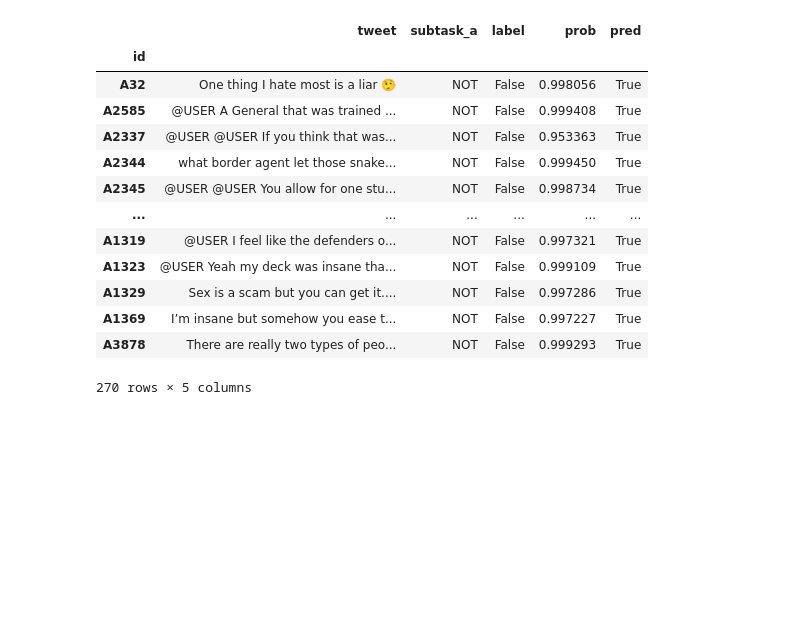
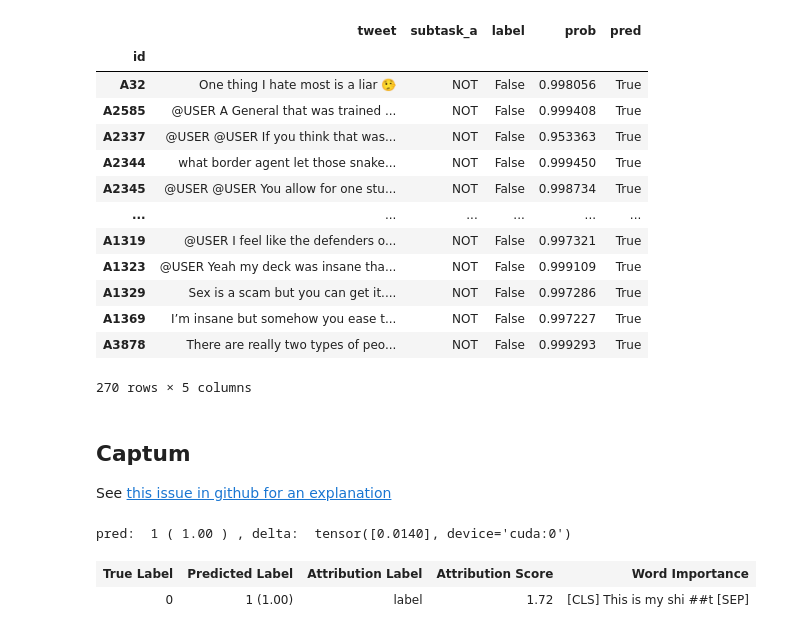
Before and after one commit to finiteautomata/offenseval2020, a Jupyter notebook: notebooks/Error Analysis.ipynb, the cells around one changed output. Saved outputs shown, nothing was run; the diff lists cells and outputs as text; code cells hidden in the pictures; blank space fills up the shorter version.

```diff
--- a/notebooks/Error Analysis.ipynb
+++ b/notebooks/Error Analysis.ipynb
@@ -143,3 +143,11 @@ false_pos
 | A1369 | I’m insane but somehow you ease t... | NOT | False | 0.997227 | True |
 | A3878 | There are really two types of peo... | NOT | False | 0.999293 | True |
 270 rows × 5 columns
+# %% [markdown]
+## Captum
+
+See [this issue in github for an explanation](https://github.com/pytorch/captum/issues/150)
+# %%
+tokenizer_wrapper = TEXT.tokenize.__self__
+
+bert_tokenizer = tokenizer_wrapper.bert_tokenizer
@@ -145,0 +213,51 @@ false_pos
+# %%
+
+# accumalate couple samples in this array for visualization purposes
+vis_data_records_ig = []
+
+def interpret_sentence(model_wrapper, sentence, label=1):
+
+    model_wrapper.eval()
+    model_wrapper.zero_grad()
+
+    input_ids = torch.tensor([bert_tokenizer.encode(sentence, add_special_tokens=True)]).to(device)
+    input_embedding = model_wrapper.model.bert.embeddings(input_ids)
+
+    # predict
+    pred = model_wrapper(input_embedding).item()
+    pred_ind = round(pred)
+
+    # compute attributions and approximation delta using integrated gradients
+    attributions_ig, delta = ig.attribute(input_embedding, n_steps=500, return_convergence_delta=True)
+
+    print('pred: ', pred_ind, '(', '%.2f' % pred, ')', ', delta: ', abs(delta))
+
+    tokens = bert_tokenizer.convert_ids_to_tokens(input_ids[0].cpu().numpy().tolist())
+    import ipdb; ipdb.set_trace()
+    return create_vis_record(attributions_ig, tokens, pred, pred_ind, label, delta, vis_data_records_ig)
+
+
+def create_attribution(attributions, tokens, pred, pred_ind, label, delta, vis_data_records):
+    attributions = attributions.sum(dim=2).squeeze(0)
+    attributions = attributions / torch.norm(attributions)
+    attributions = attributions.cpu().detach().numpy()
+
+    # storing couple samples in an array for visualization purposes
+    return visualization.VisualizationDataRecord(
+        attributions,
+        pred,
+        pred_ind,
+        label,
+        "label",
+        attributions.sum(),
+        tokens[:len(attributions)],
+        delta
+    )
+
+
+interpret_sentence(bert_model_wrapper, sentence="This is my shit", label=0)
+visualization.visualize_text(vis_data_records_ig)
+# %% [output]
+pred:  1 ( 1.00 ) , delta:  tensor([0.0140], device='cuda:0')
+| True Label | Predicted Label | Attribution Label | Attribution Score | Word Importance |
+| 0 | 1 (1.00) | label | 1.72 | [CLS] This is my shi ##t [SEP] |
```
Also changed, not shown: parts of 2 cells of this notebook, 4 other files.
